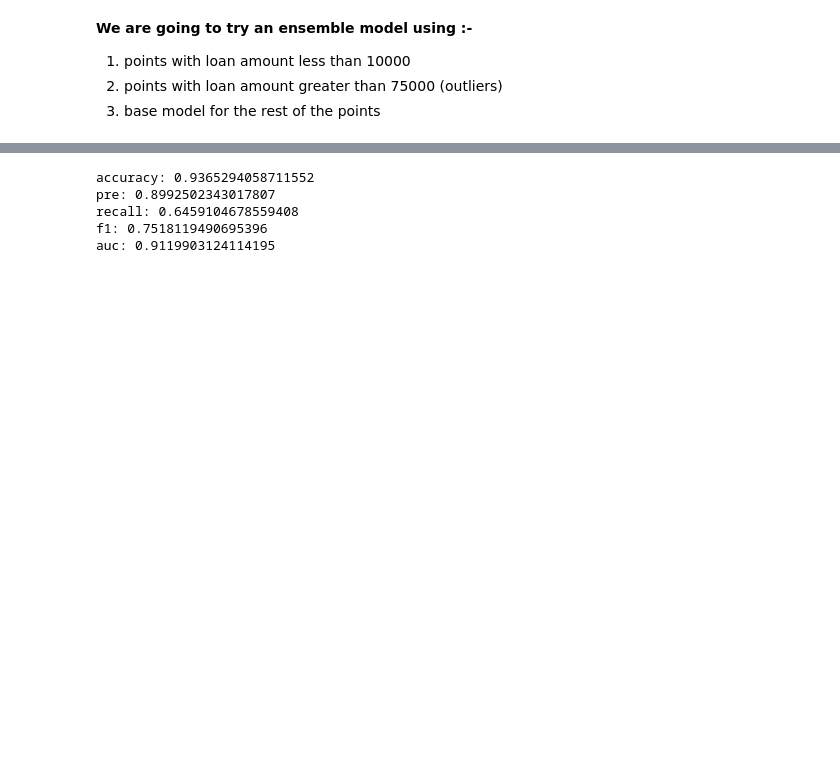
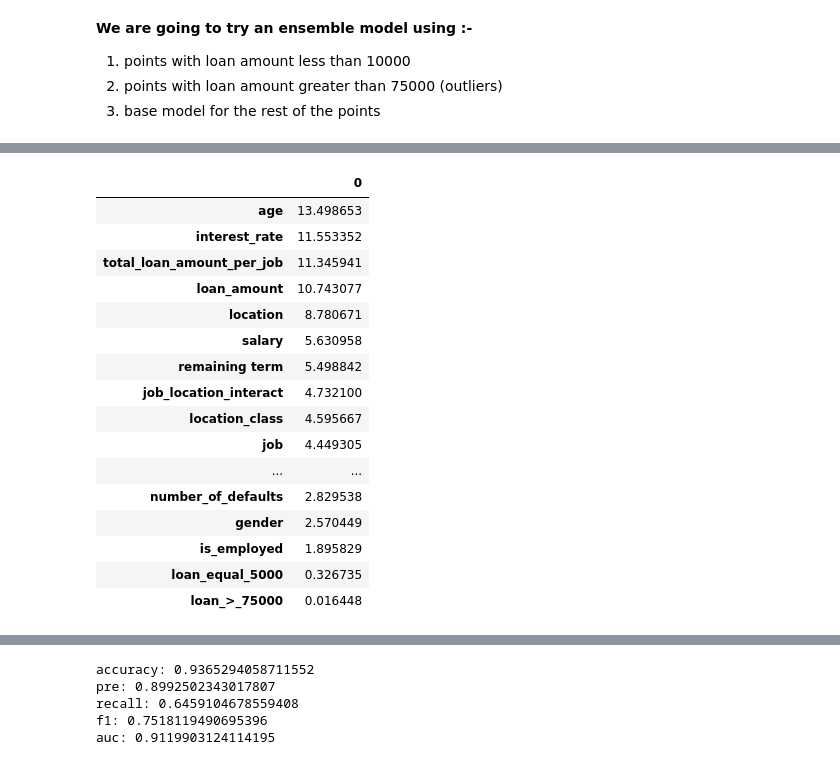
Before and after one commit to Augah2001/Data-Science-Competion-Question-and-Data, a Jupyter notebook: credit_risk.ipynb, the cells around one changed output, grey strips where cells are left out. Saved outputs shown, nothing was run; the diff lists cells and outputs as text; code cells hidden in the pictures; blank space fills up the shorter version.

```diff
--- a/credit_risk.ipynb
+++ b/credit_risk.ipynb
@@ -972,7 +972,7 @@ from catboost import CatBoostClassifier
 from sklearn.metrics import accuracy_score, precision_score, recall_score, f1_score, roc_auc_score
 
 # function to evaluate our model
-def train_evaluate_model(X_train, y_train, X_test, y_test,model):
+def train_evaluate_model(X_train, y_train, X_test, y_test,model = CatBoostClassifier(verbose =0)):
     # Initialize and train the CatBoost model
     model.fit(X_train, y_train);
 
@@ -990,11 +990,10 @@ def train_evaluate_model(X_train, y_train, X_test, y_test,model):
     f1 = f1_score(y_test, y_pred)
     roc_auc = roc_auc_score(y_test, y_pred_proba)
 
-    # Print the evaluation metrics
-    print(f'Accuracy: {accuracy}')
-    print(f'Precision: {precision}')
-    print(f'Recall: {recall}')
-    print(f'F1 Score: {f1}')
-    print(f'ROC AUC: {roc_auc}')
-
-    return model, accuracy, precision, recall, f1, roc_auc
+    return {
+    'Accuracy': accuracy,
+    'Precision': precision,
+    'Recall': recall,
+    'F1 Score': f1,
+    'ROC AUC': roc_auc
+    }, model
@@ -1042,0 +1157,24 @@ SyntaxError: invalid syntax (2295270255.py, line 3)
+# %%
+_,model = train_evaluate_model(X_train, y_train, X_test, y_test)
+# %%
+feature_importances = pd.DataFrame(model.feature_importances_).T
+feature_importances.columns = model.feature_names_
+feature_importances.T.sort_values(by=0, ascending=False)
+# %% [output]
+|  | 0 |
+| age | 13.498653 |
+| interest_rate | 11.553352 |
+| total_loan_amount_per_job | 11.345941 |
+| loan_amount | 10.743077 |
+| location | 8.780671 |
+| salary | 5.630958 |
+| remaining term | 5.498842 |
+| job_location_interact | 4.732100 |
+| location_class | 4.595667 |
+| job | 4.449305 |
+| ... | ... |
+| number_of_defaults | 2.829538 |
+| gender | 2.570449 |
+| is_employed | 1.895829 |
+| loan_equal_5000 | 0.326735 |
+| loan_>_75000 | 0.016448 |
```
Also changed, not shown: parts of 15 cells of this notebook, 20 other files.
